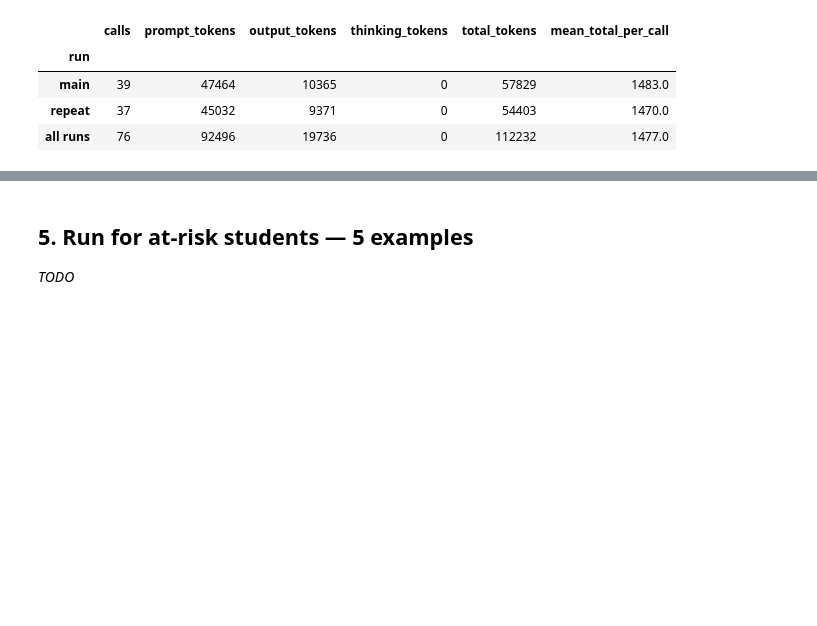
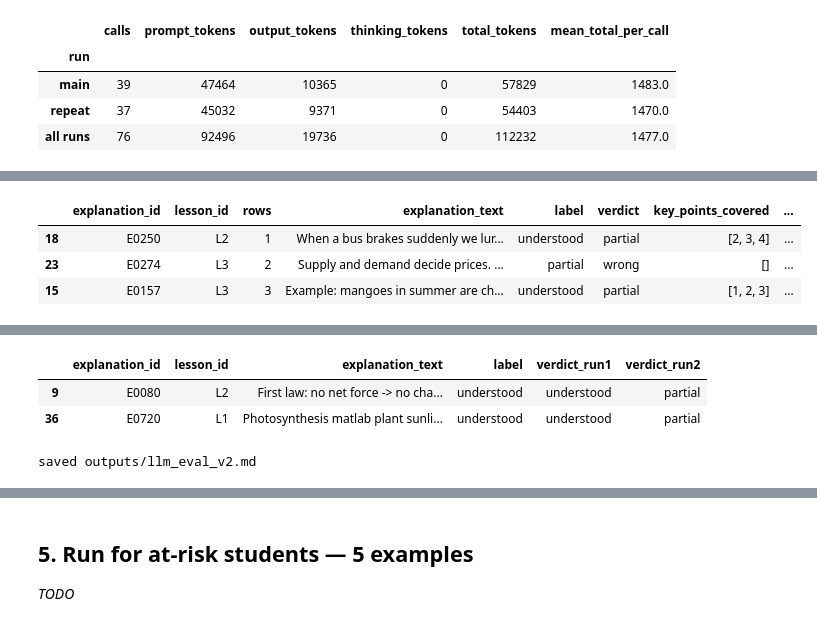
Before and after one commit to anirudhkumar0904/student-success-assistant, a Jupyter notebook: notebooks/part2_llm.ipynb, the cells around one changed output, grey strips where cells are left out. Cells and saved outputs as stored; diff of their text form; code cells hidden in the pictures; blank space fills up the shorter version.

```diff
--- a/notebooks/part2_llm.ipynb
+++ b/notebooks/part2_llm.ipynb
@@ -204,0 +297,10 @@ _Error analysis and prompt changes: TODO after reviewing v1._
+# %%
+# v2 errors, injection results and stability
+display(errors_table(df2))
+display(injections2)
+stable2[2]
+# %% [output]
+|  | explanation_id | lesson_id | rows | explanation_text | label | verdict | key_points_covered | ... |
+| 18 | E0250 | L2 | 1 | When a bus brakes suddenly we lur... | understood | partial | [2, 3, 4] | ... |
+| 23 | E0274 | L3 | 2 | Supply and demand decide prices. ... | partial | wrong | [] | ... |
+| 15 | E0157 | L3 | 3 | Example: mangoes in summer are ch... | understood | partial | [1, 2, 3] | ... |
@@ -204,0 +311,19 @@ _Error analysis and prompt changes: TODO after reviewing v1._
+|  | explanation_id | lesson_id | explanation_text | label | verdict_run1 | verdict_run2 |
+| 9 | E0080 | L2 | First law: no net force -> no cha... | understood | understood | partial |
+| 36 | E0720 | L1 | Photosynthesis matlab plant sunli... | understood | understood | partial |
+# %%
+extra_lines = [
+    "## v1 vs v2", "",
+    "_v2 changes only the grading rubric. It was tuned on these same 60 rows, so its accuracy is optimistic; "
+    "a fresh labelled set is needed to confirm it._", "",
+    md_table(comparison), "",
+    "### Confusion matrices (rows = true, columns = predicted)", "",
+    "**v1**", "", md_table(confusion(df)), "",
+    "**v2**", "", md_table(confusion(df2)), "",
+    "### Verdicts that changed between v1 and v2 (plus E0025, E0274, E0343, which must stay partial)", "",
+    md_table(changes), "",
+]
+write_report(df2, Path("../outputs/llm_eval_v2.md"), MODEL, "v2", usage2, injections2, stable2, extra_lines)
+print("saved outputs/llm_eval_v2.md")
+# %% [output]
+saved outputs/llm_eval_v2.md
```
Also changed, not shown: parts of 14 cells of this notebook, 6 other files.
